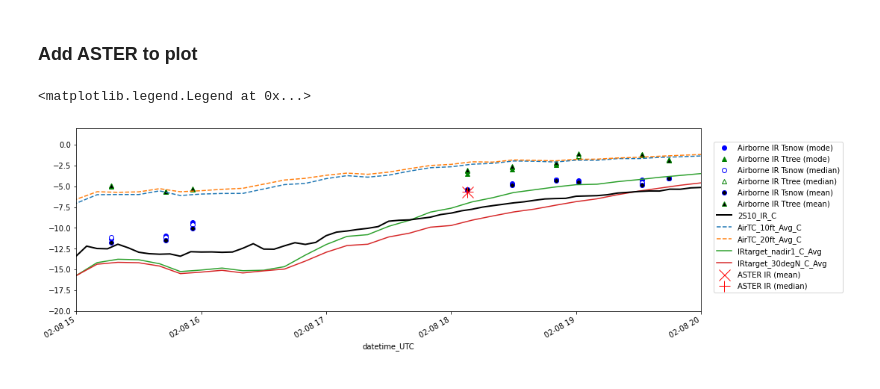
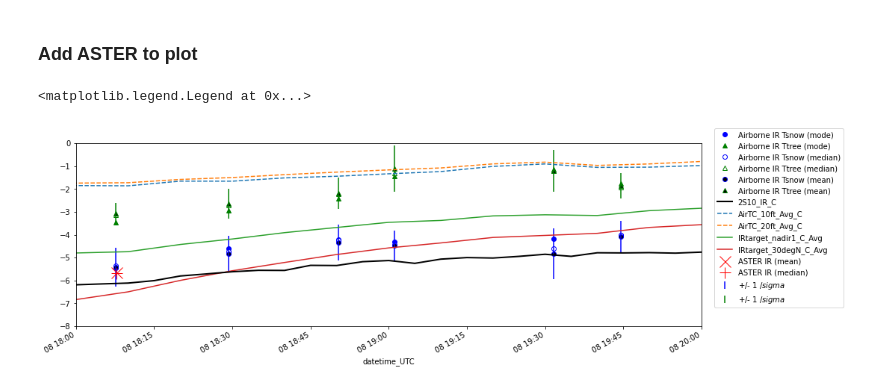
Before and after one commit to spestana/snowex2020, a Jupyter notebook: airborne_ir_feb8.ipynb, the cells around one changed output. Drawn from its saved outputs; the diff is of its cells as text; code cells hidden in the pictures.

Commit message:
Update plots and add aster image

```diff
--- a/airborne_ir_feb8.ipynb
+++ b/airborne_ir_feb8.ipynb
@@ -140,6 +140,12 @@ Tsnow_airborneIR_median = []
 Ttree_airborneIR_median = []
 Tsnow_airborneIR_mean = []
 Ttree_airborneIR_mean = []
+Tsnow_airborneIR_min = []
+Ttree_airborneIR_min = []
+Tsnow_airborneIR_max = []
+Ttree_airborneIR_max = []
+Tsnow_airborneIR_std = []
+Ttree_airborneIR_std = []
 
 for time_step in ds.time:
     nan_pixels = np.sum(np.isnan(ds.STCtemp.sel(x=slice(utm_xmin, utm_xmax),y=slice(utm_ymin, utm_ymax), time=time_step).values))
@@ -179,6 +185,12 @@ for time_step in ds.time:
         Ttree_airborneIR_median.append(np.median(data[data >= x_trough[0]]))
         Tsnow_airborneIR_mean.append(np.mean(data[data < x_trough[0]]))
         Ttree_airborneIR_mean.append(np.mean(data[data >= x_trough[0]]))
+        Tsnow_airborneIR_min.append(np.min(data[data < x_trough[0]]))
+        Ttree_airborneIR_min.append(np.min(data[data >= x_trough[0]]))
+        Tsnow_airborneIR_max.append(np.max(data[data < x_trough[0]]))
+        Ttree_airborneIR_max.append(np.max(data[data >= x_trough[0]]))
+        Tsnow_airborneIR_std.append(np.std(data[data < x_trough[0]]))
+        Ttree_airborneIR_std.append(np.std(data[data >= x_trough[0]]))
 
 times = np.array(times)
 Tsnow_airborneIR_peak = np.array(Tsnow_airborneIR_peak)
@@ -187,6 +199,12 @@ Tsnow_airborneIR_median = np.array(Tsnow_airborneIR_median)
 Ttree_airborneIR_median = np.array(Ttree_airborneIR_median)
 Tsnow_airborneIR_mean = np.array(Tsnow_airborneIR_mean)
 Ttree_airborneIR_mean = np.array(Ttree_airborneIR_mean)
+Tsnow_airborneIR_min = np.array(Tsnow_airborneIR_min)
+Ttree_airborneIR_min = np.array(Ttree_airborneIR_min)
+Tsnow_airborneIR_max = np.array(Tsnow_airborneIR_max)
+Ttree_airborneIR_max = np.array(Ttree_airborneIR_max)
+Tsnow_airborneIR_std = np.array(Tsnow_airborneIR_std)
+Ttree_airborneIR_std = np.array(Ttree_airborneIR_std)
 # %% [output]
 [figure]
 [figure]
@@ -205,7 +223,8 @@ Ttree_airborneIR_mean = np.array(Ttree_airborneIR_mean)
 df = pd.read_csv(r'C:\Users\steve\OneDrive\Documents\School Stuff\UW\Mountain Hydrology Research Group\SnowEx\SnowEx Met Data\SnowEx2020_met_data\MW-V7_clean.csv')
 # %%
 datestrings = [str(df['Year'][i]) + '-' + str(df['DOY'][i]) +'T' + str(df['Hour'][i]) +':' + str(df['Minute'][i]) +':00' for i in range(len(df))]
-df['datetime_UTC'] = pd.to_datetime(datestrings, format='%Y-%jT%H:%M:%S') + datetime.timedelta(hours=6)
+df['datetime_UTC'] = pd.to_datetime(datestrings, format='%Y-%jT%H:%M:%S') + datetime.timedelta(hours=5)
+#
 df.set_index('datetime_UTC', inplace=True)
 # select Feb 8th 2020
 df = df.where((df.Year==2020) & (df.Month==2) & (df.DOY==39))
@@ -265,9 +284,9 @@ for i in range(gm1.shape[0]):
         gm1.time_str[i] = '0000'
         gm1.doy[i] = gm1.doy[i] + 1
 
-# Convert year and day of year to pandas datetime index:
+# Convert year and day of year to pandas datetime index and convert from UTC-7 to UTC:
 gm1['date'] = compose_date(gm1['year'], days=gm1['doy'])
-gm1.index = [pd.to_datetime(str(gm1.date[i])[:-9] + 'T' + str(gm1.time_str[i]))  + datetime.timedelta(hours=8) for i in range(gm1.shape[0])]
+gm1.index = [pd.to_datetime(str(gm1.date[i])[:-9] + 'T' + str(gm1.time_str[i])) + datetime.timedelta(hours=7) for i in range(gm1.shape[0])]
 
 # Get table 102 entires, battery info
 gm1_102 = gm1[gm1.table == 102]
@@ -278,7 +297,7 @@ gm1 = gm1[gm1.table != 102]
 # Remove dates before observation periods (Feb 5th for GM1)
 gm1 = gm1[gm1.index >= pd.datetime(2020,2,5,11,0)]
 
-gm1.tail()
+gm1.head()
 # %% [output]
 A value is trying to be set on a copy of a slice from a DataFrame
 
@@ -450,33 +470,36 @@ ax.plot(times,Ttree_airborneIR_peak,'^g', label='Airborne IR Ttree (mode)')
 ax.plot(times,Tsnow_airborneIR_median,'ob', markerfacecolor='w', label='Airborne IR Tsnow (median)')
 ax.plot(times,Ttree_airborneIR_median,'^g', markerfacecolor='w', label='Airborne IR Ttree (median)')
 ax.plot(times,Tsnow_airborneIR_mean,'ob', markerfacecolor='k', label='Airborne IR Tsnow (mean)')
 ax.plot(times,Ttree_airborneIR_mean,'^g', markerfacecolor='k', label='Airborne IR Ttree (mean)')
+
+ax.errorbar(x=times,y=Tsnow_airborneIR_mean, yerr=Tsnow_airborneIR_std, color='b', linestyle='none', label='+/- 1 $/sigma$')
+ax.errorbar(x=times,y=Ttree_airborneIR_mean, yerr=Ttree_airborneIR_std, color='g', linestyle='none', label='+/- 1 $/sigma$')
 
 
 gm1.rad_avg.plot(ax=ax, linestyle='-', linewidth=2, c='k', label='2S10_IR_C', zorder=99)
 
 df.AirTC_10ft_Avg_C.plot(ax=ax, label='AirTC_10ft_Avg_C',linestyle='--')
 df.AirTC_20ft_Avg_C.plot(ax=ax, label='AirTC_20ft_Avg_C',linestyle='--')
 df.IRtarget_nadir1_C_Avg.plot(ax=ax, label='IRtarget_nadir1_C_Avg')
 #df.IRtarget_nadir2_C_Avg.plot(ax=ax, label='IRtarget_nadir2_C_Avg')
 df.IRtarget_30degN_C_Avg.plot(ax=ax, label='IRtarget_30degN_C_Avg')
 #df.TsnowTrue.plot(ax=ax, c='tab:blue', label='West Met station Tsnow')
 #df.TtreeTrue.plot(ax=ax, c='tab:green', label='West Met station Tair')
 #df.TsnowEst.plot(marker='.',ax=ax)
 #df.TtreeEst.plot(marker='.',ax=ax)
 
 aster_time = np.datetime64('2020-02-08T18:07:48')
 ax.plot(aster_time,aster_mesa_west_mean_TC,'xr',markersize=15, markerfacecolor='r', label='ASTER IR (mean)')
 ax.plot(aster_time,aster_mesa_west_median_TC,'+r',markersize=15, markerfacecolor='r', label='ASTER IR (median)')
 
 
-ax.set_xlim(np.datetime64('2020-02-08T15'),np.datetime64('2020-02-08T20'))
-ax.set_ylim(-20,2)
+ax.set_xlim(np.datetime64('2020-02-08T18'),np.datetime64('2020-02-08T20'))
+ax.set_ylim(-8,0)
 
 plt.legend(loc=(1.02,0.1))
 
 #ax2 = ax.twinx()
 #df.Solar.plot(ax=ax2)
 # %% [output]
 <matplotlib.legend.Legend at 0x...>
-[figure, old version]
+[figure, new version]
```
Also changed, not shown: parts of 6 cells of this notebook.
